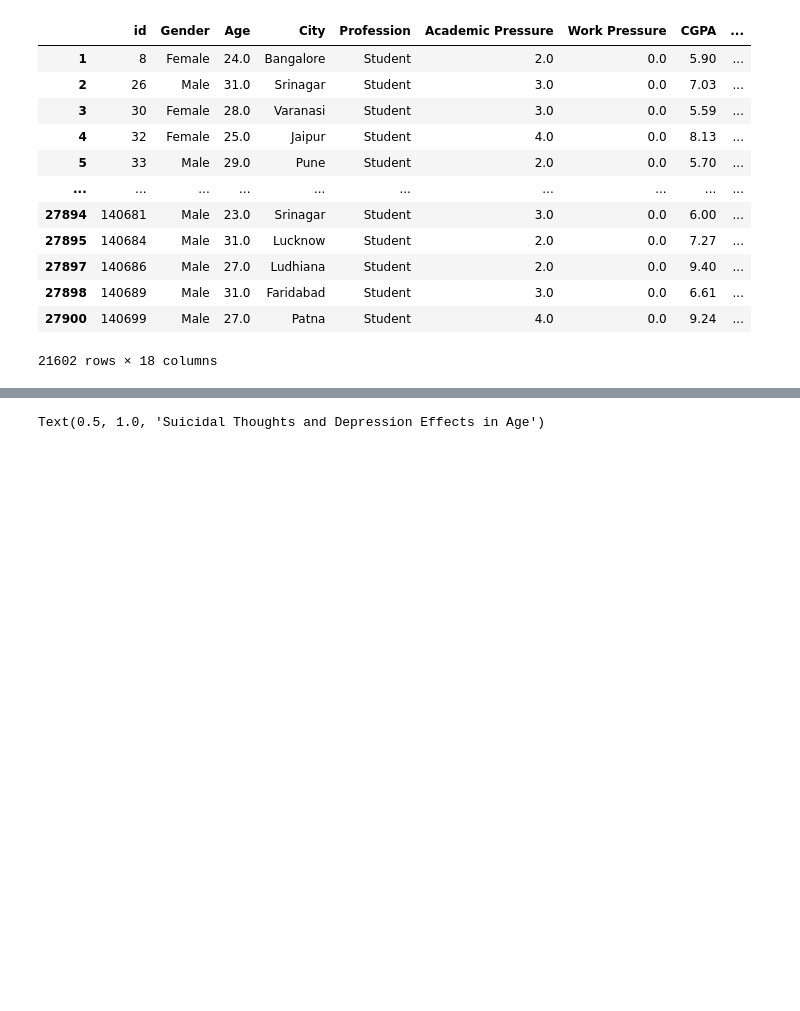
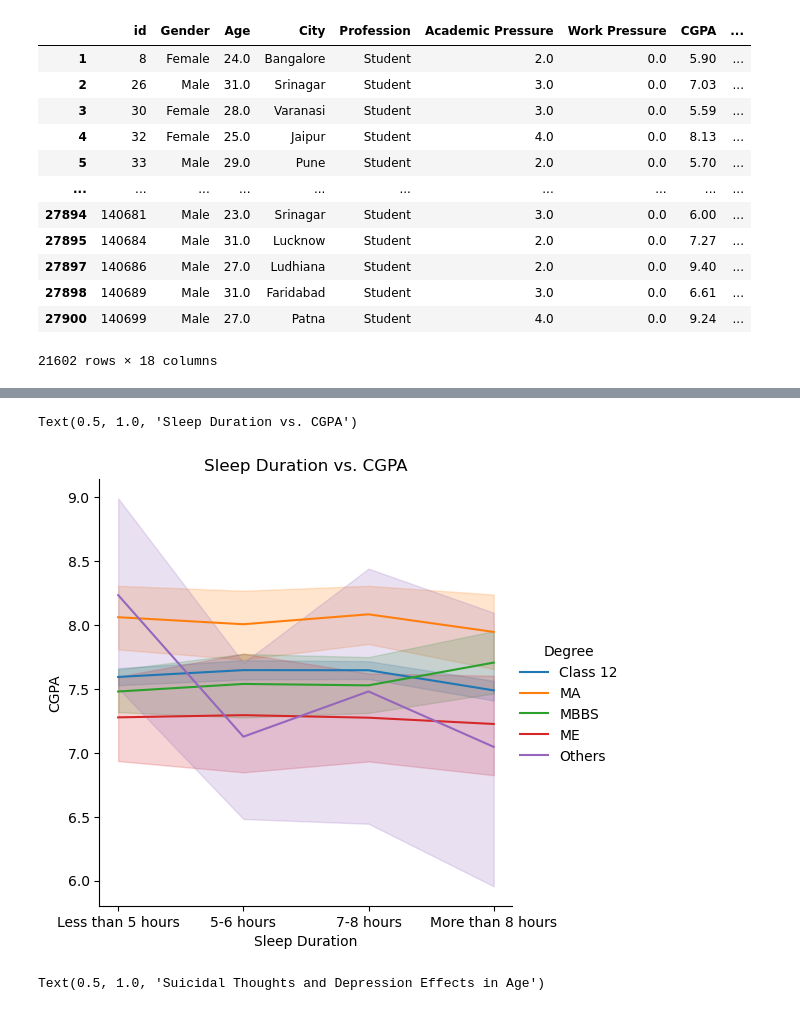
Before and after one commit to EAduAgyei/TDSProject2025, a Jupyter notebook: TDSProjectSD2025.ipynb, the cells around one changed output, grey strips where cells are left out. Cells and saved outputs as stored; diff of their text form; code cells hidden in the pictures; blank space fills up the shorter version.

```diff
--- a/TDSProjectSD2025.ipynb
+++ b/TDSProjectSD2025.ipynb
@@ -210,3 +260,9 @@ Text(0.5, 1.0, 'Academic Pressure vs. CGPA')
+# %%
+sns.relplot(x = "Sleep Duration", y = "CGPA", hue = "Degree", kind = "line", data = degree5)
+plt.title("Sleep Duration vs. CGPA")
+# %% [output]
+Text(0.5, 1.0, 'Sleep Duration vs. CGPA')
+[figure, added]
 # %%
 h = sns.catplot(x = "Have you ever had suicidal thoughts ?", y = "Depression", hue = "Age", kind = "bar", data = depression2)
 h.fig.set_size_inches(15,5)
```
Also changed, not shown: parts of 50 cells of this notebook.
